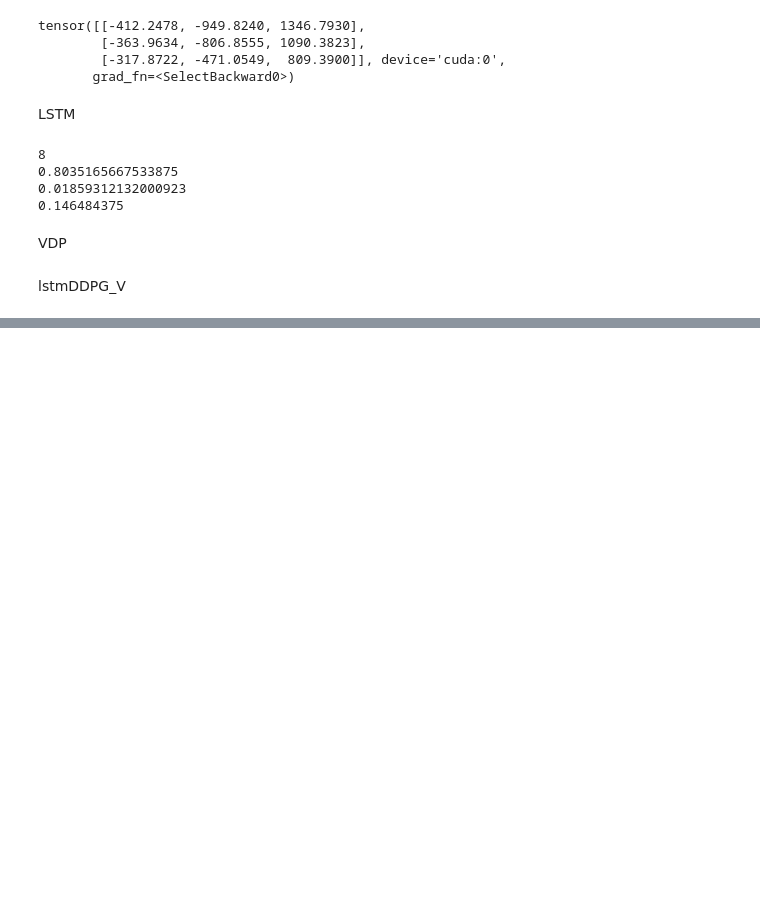
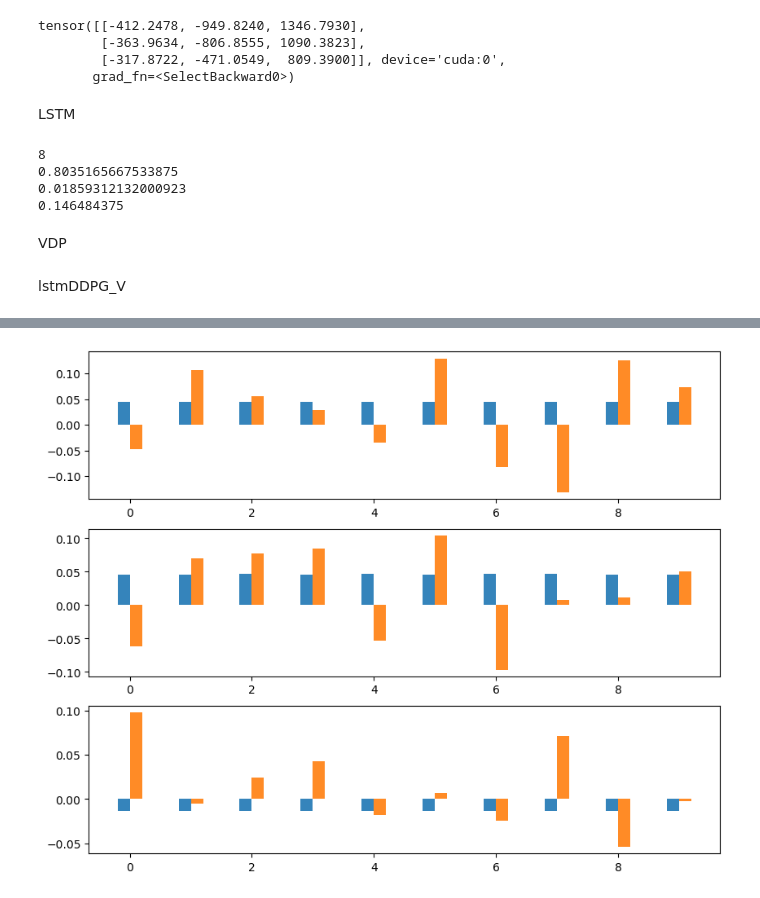
Before and after one commit to liziyao99/multi-debris-avoidance, a Jupyter notebook: test.ipynb, the cells around one changed output, grey strips where cells are left out. Drawn from its saved outputs; the diff is of its cells as text; code cells hidden in the pictures; blank space fills up the shorter version.

```diff
--- a/test.ipynb
+++ b/test.ipynb
@@ -816,0 +903,16 @@ LD.save("../model/multiLayerDeepSet.ptd")
+# %%
+test_batch_size = 10
+test_data, test_label = _gen_data(test_batch_size)
+# test_data, test_label = _load_data(test_batch_size)
+
+test_pred = st(test_data)
+test_pred = test_pred.detach().cpu().numpy()
+test_label = test_label.detach().cpu().numpy()
+fig, axs = plt.subplots(3, figsize=(10,8))
+xpos = np.arange(test_batch_size)
+width = 0.2
+for i in range(test_pred.shape[-1]):
+    bars1 = axs[i].bar(xpos-width/2, test_pred[:,i], align='center', width=width, alpha=0.9, color='#1f77b4', label = 'Pred')
+    bars2 = axs[i].bar(xpos+width/2, test_label[:,i], align='center', width=width, alpha=0.9, color='#ff7f0e', label = 'Label')
+# %% [output]
+[figure, added]
```
Also changed, not shown: parts of 13 cells of this notebook, 3 other files.
